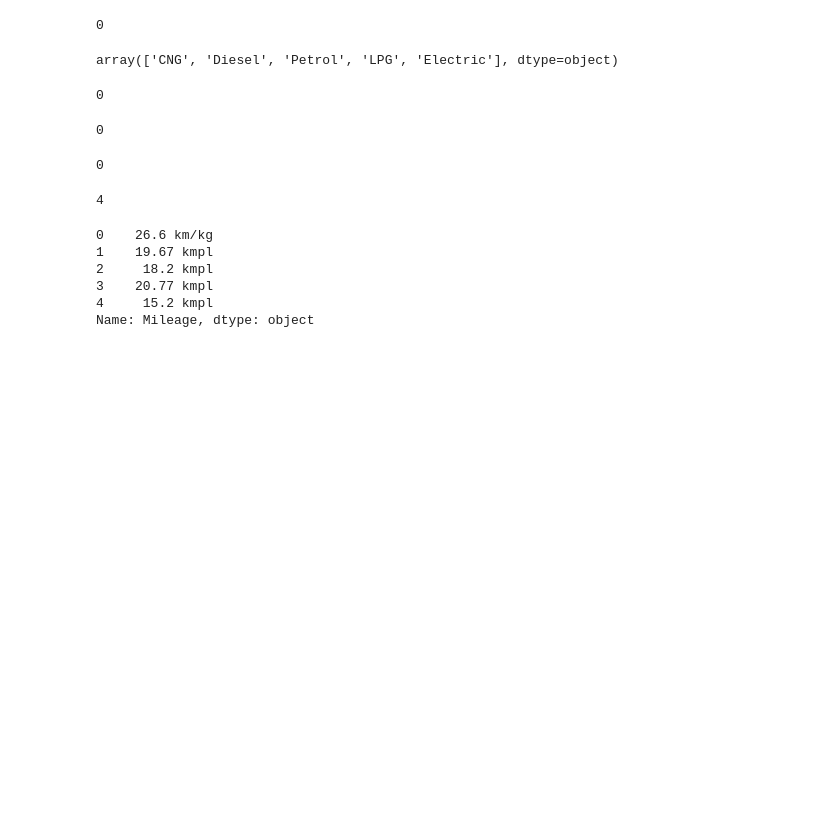
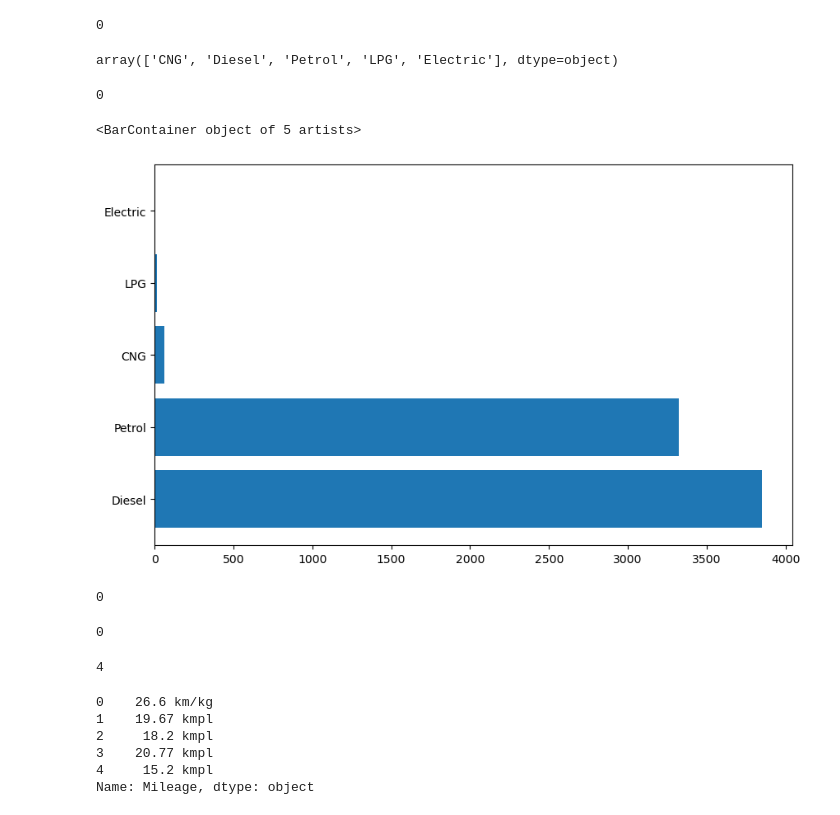
Before and after one commit to ashutosh-bhagat/Car-Resale-Price, a Jupyter notebook: app.ipynb, the cells around one changed output. Cells and saved outputs as stored; diff of their text form; code cells hidden in the pictures; blank space fills up the shorter version.

```diff
--- a/app.ipynb
+++ b/app.ipynb
@@ -133,6 +137,12 @@ array(['CNG', 'Diesel', 'Petrol', 'LPG', 'Electric'], dtype=object)
 df["Fuel_Type"].isnull().sum()
 # %% [output]
 0
+# %%
+plt.figure(figsize=(10,6))
+plt.barh(df["Fuel_Type"].value_counts().index, df["Fuel_Type"].value_counts().values)
+# %% [output]
+<BarContainer object of 5 artists>
+[figure, added]
 # %%
 df["Transmission"].isnull().sum()
 # %% [output]
```
Also changed, not shown: parts of 42 cells of this notebook.
